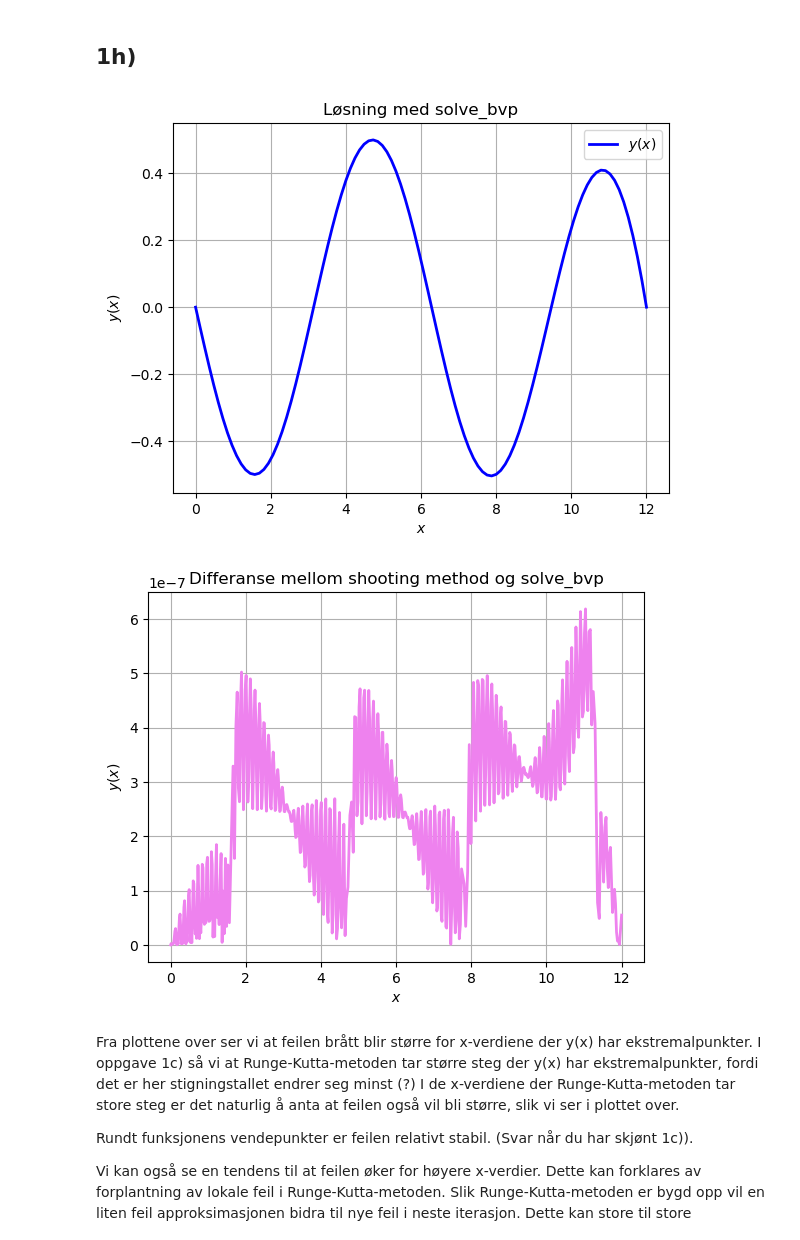
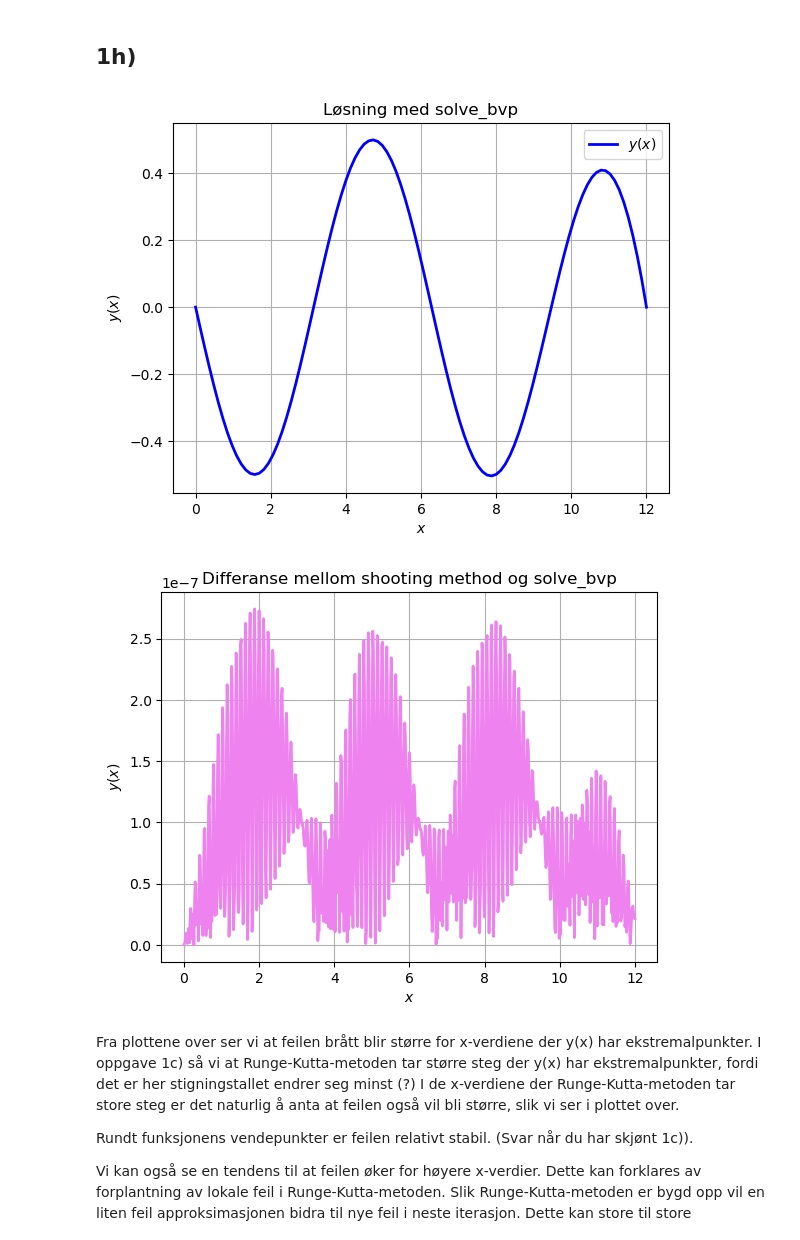
Before and after one commit to marieke-vaske/VitBer-TekFys, a Jupyter notebook: Sammenslåing av oppgave 1.ipynb, the cells around one changed output. Saved outputs shown, nothing was run; the diff lists cells and outputs as text; code cells hidden in the pictures.

```diff
--- a/Sammenslåing av oppgave 1.ipynb
+++ b/Sammenslåing av oppgave 1.ipynb
@@ -33,7 +33,7 @@ def RungeKutta_32(x_init, x_end, y_init, f, alpha, h_0, tol):
         k_4 = f(x_next, y_next)
         z_next = y_n + (1/24)*h_n*(7*k_1 + 6*k_2 + 8*k_3 + 3*k_4)       # Beregner alternativ y for sammenligning
 
-        est = abs(y_next[0] - z_next[0])
+        est = np.linalg.norm(y_next - z_next)
         if est < tol:                                                   # Sjekker om skrittet aksepteres
             n += 1                                                      # Oppdaterer antall skritt
             k_1 = k_4                                                   # Oppdaterer k_1
@@ -307,37 +310,38 @@ from scipy.integrate import solve_bvp
 
 def bc(ya, yb):                                 # Funksjon for randbetingelser
     return np.array([ya[0], yb[0]])
 
 x = np.linspace(x_init, x_end, 100)             # Argument til solve_bvp
 y_guess = np.zeros((2, x.size))                 # Argument til solve_bvp, 2D-array med dimensjoner antall 1. ordens ODE, x-verdier
 
 start_solveBVP = time.time()                    # Variabel for startverdi for kjøretid
 solution = solve_bvp(g_array, bc, x, y_guess)   # Henter løsning med solve_bvp
 end_solveBVP = time.time()                      # Variabel for sluttverdi for kjøretid
 
 plt.plot(solution.x, solution.y[0], label=r"$y(x)$", color = "blue", linewidth = 2) # Plotter løsning med solve_bvp
 
-plt.xlabel(r"$x$")
-plt.ylabel(r"$y(x)$")
+plt.xlabel("$x$")
+plt.ylabel("$y(x)$")
 plt.title("Løsning med solve_bvp")
 plt.legend()
 plt.grid()
 plt.show()
 
 # Beregner feilen mellom shooting method og solve_bvp som funksjon av x
 solve_bvp_yvalues = np.array(solution.sol(xb_values[-1])[0])                        # Evaluerer solve_bvp-løsning i x-verdiene fra shooting method
-difference = np.abs(solve_bvp_yvalues - np.array(yb_values[-1]))                    # Beregner differanse mellom løsning fra solve_bvp og shooting method
+
+difference = np.abs(np.array(yb_values[-1])-solve_bvp_yvalues)                    # Beregner differanse mellom løsning fra solve_bvp og shooting method
 
 plt.plot(xb_values[-1], difference, color = "violet", linewidth = 2)                # Plotter feilen som funksjon av x
 
 plt.title("Differanse mellom shooting method og solve_bvp")
 plt.xlabel(r"$x$")
 plt.ylabel(r"$y(x)$")
 plt.grid()
 plt.show()
 # %% [output]
 [figure]
-[figure, old version]
+[figure, new version]
 # %% [markdown]
 Fra plottene over ser vi at feilen brått blir større for x-verdiene der y(x) har ekstremalpunkter.
 I oppgave 1c) så vi at Runge-Kutta-metoden tar større steg der y(x) har ekstremalpunkter, fordi det er her stigningstallet endrer seg minst (?)
```
Also changed, not shown: parts of 6 cells of this notebook.
